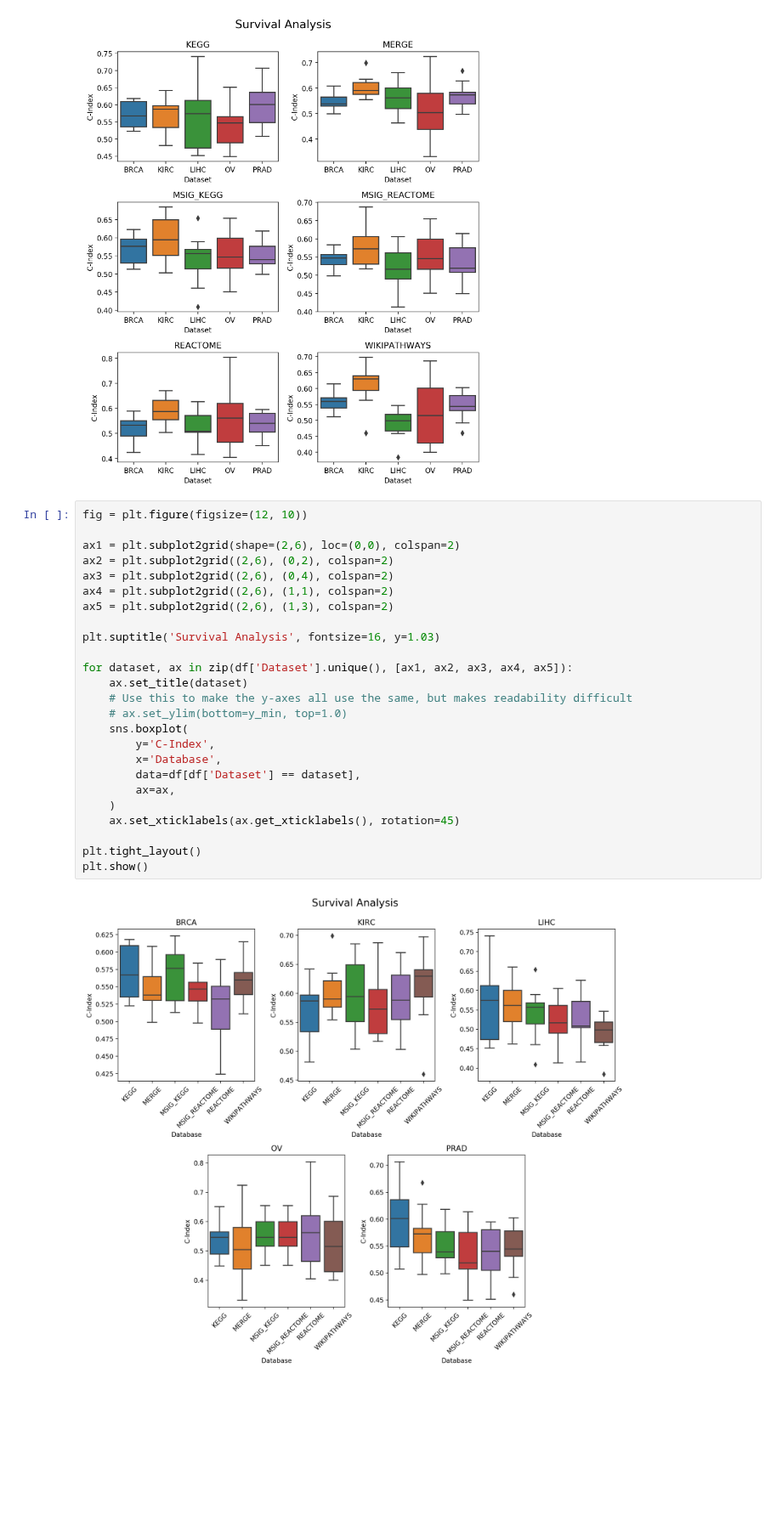
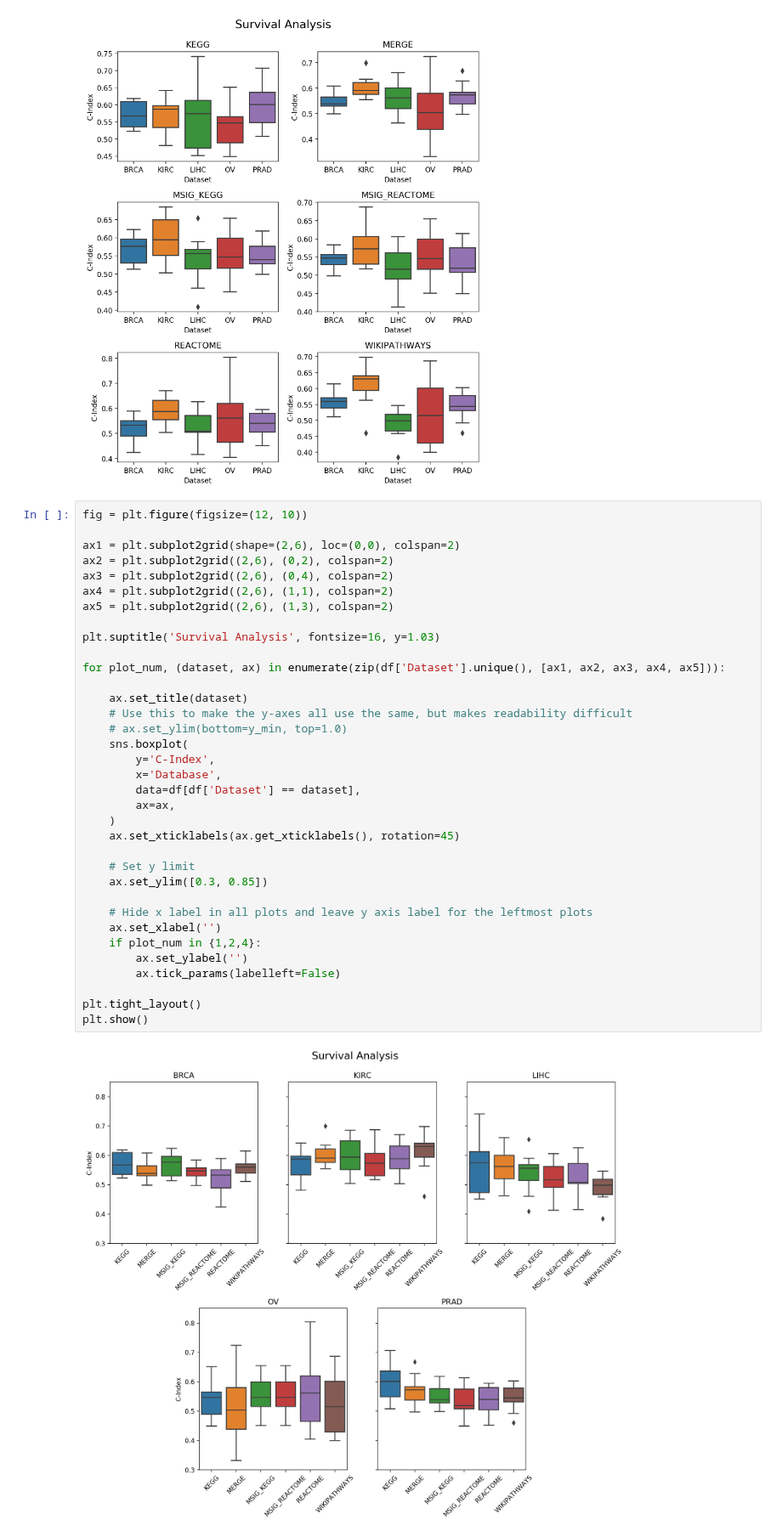
Before and after one commit to pathwayforte/results, a Jupyter notebook: notebooks/evaluation/Plot Evaluation of Survival Analysis.ipynb, the cells around one changed output. Shown at 85% size. Saved outputs shown, nothing was run; the diff lists cells and outputs as text; blank space fills up the shorter version.

Commit message:
Update axes in survival plot

```diff
--- a/notebooks/evaluation/Plot Evaluation of Survival Analysis.ipynb
+++ b/notebooks/evaluation/Plot Evaluation of Survival Analysis.ipynb
@@ -89,27 +89,37 @@ plt.show()
 # %%
 fig = plt.figure(figsize=(12, 10))
 
 ax1 = plt.subplot2grid(shape=(2,6), loc=(0,0), colspan=2)
 ax2 = plt.subplot2grid((2,6), (0,2), colspan=2)
 ax3 = plt.subplot2grid((2,6), (0,4), colspan=2)
 ax4 = plt.subplot2grid((2,6), (1,1), colspan=2)
 ax5 = plt.subplot2grid((2,6), (1,3), colspan=2)
 
 plt.suptitle('Survival Analysis', fontsize=16, y=1.03)
 
-for dataset, ax in zip(df['Dataset'].unique(), [ax1, ax2, ax3, ax4, ax5]):
+for plot_num, (dataset, ax) in enumerate(zip(df['Dataset'].unique(), [ax1, ax2, ax3, ax4, ax5])):
+
     ax.set_title(dataset)
     # Use this to make the y-axes all use the same, but makes readability difficult
     # ax.set_ylim(bottom=y_min, top=1.0)
     sns.boxplot(
         y='C-Index',
         x='Database',
         data=df[df['Dataset'] == dataset],
         ax=ax,
     )
     ax.set_xticklabels(ax.get_xticklabels(), rotation=45)
 
+    # Set y limit
+    ax.set_ylim([0.3, 0.85])
+
+    # Hide x label in all plots and leave y axis label for the leftmost plots
+    ax.set_xlabel('')
+    if plot_num in {1,2,4}:
+        ax.set_ylabel('')
+        ax.tick_params(labelleft=False)
+
 plt.tight_layout()
 plt.show()
 # %% [output]
-[figure, old version]
+[figure, new version]
```
Also changed, not shown: parts of 1 cell of this notebook.
